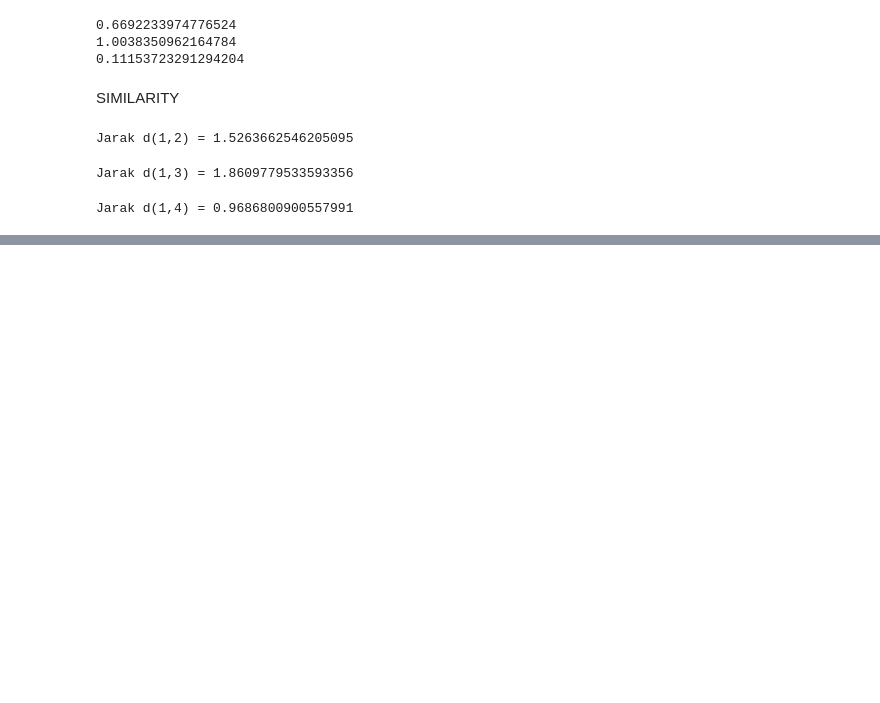
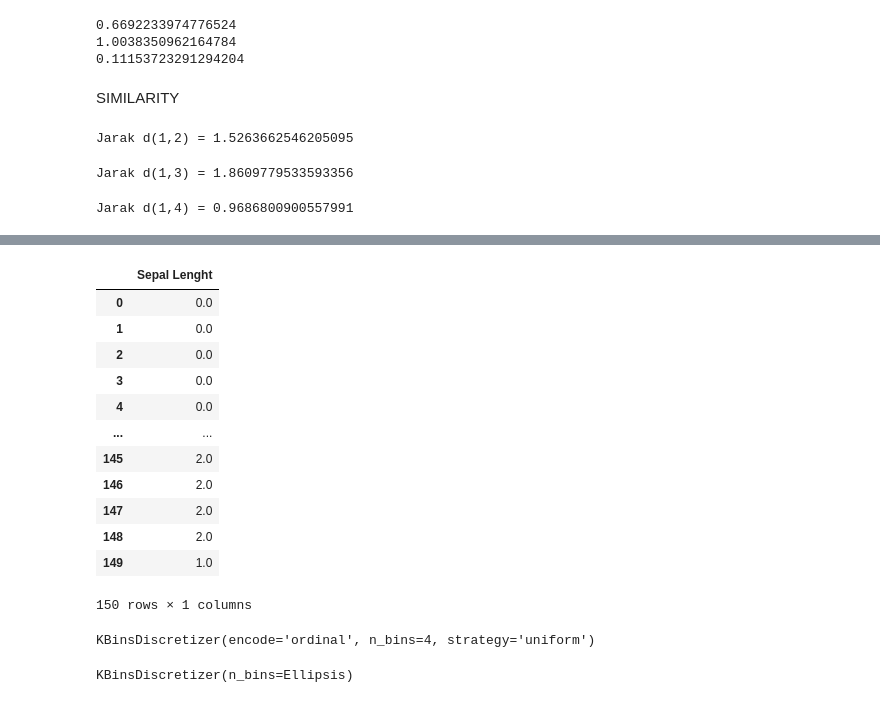
Before and after one commit to callmezamm/datamining, a Jupyter notebook: _sources/TUGAS.ipynb, the cells around one changed output, grey strips where cells are left out. Saved outputs shown, nothing was run; the diff lists cells and outputs as text; code cells hidden in the pictures; blank space fills up the shorter version.

```diff
--- a/_sources/TUGAS.ipynb
+++ b/_sources/TUGAS.ipynb
@@ -147,0 +187,2 @@ Jarak d(1,4) = 0.9686800900557991
+# %%
+est = KBinsDiscretizer(n_bins = 4, encode = 'ordinal', strategy='uniform')
@@ -147,0 +197,20 @@ Jarak d(1,4) = 0.9686800900557991
+# %%
+sLeght =est.transform(xx)
+# %%
+df_sl = pd.DataFrame(sLeght, columns = ["Sepal Lenght"])
+# %%
+df_sl
+# %% [output]
+|  | Sepal Lenght |
+| 0 | 0.0 |
+| 1 | 0.0 |
+| 2 | 0.0 |
+| 3 | 0.0 |
+| 4 | 0.0 |
+| ... | ... |
+| 145 | 2.0 |
+| 146 | 2.0 |
+| 147 | 2.0 |
+| 148 | 2.0 |
+| 149 | 1.0 |
+150 rows × 1 columns
@@ -147,0 +223,8 @@ Jarak d(1,4) = 0.9686800900557991
+# %%
+est.fit(sw)
+# %% [output]
+KBinsDiscretizer(encode='ordinal', n_bins=4, strategy='uniform')
+# %%
+KBinsDiscretizer(...)
+# %% [output]
+KBinsDiscretizer(n_bins=Ellipsis)
```
Also changed, not shown: parts of 32 cells of this notebook, 3 other files.
